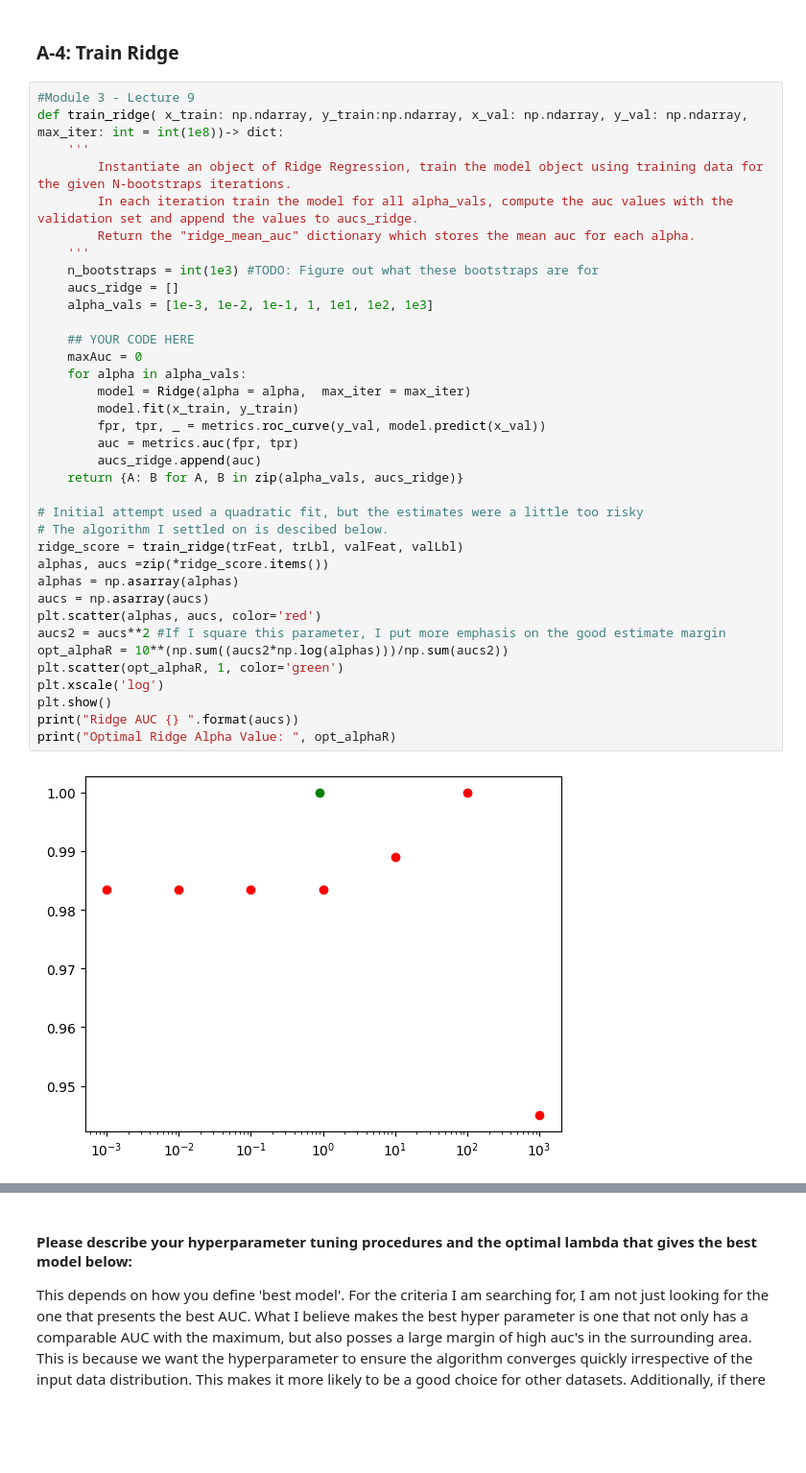
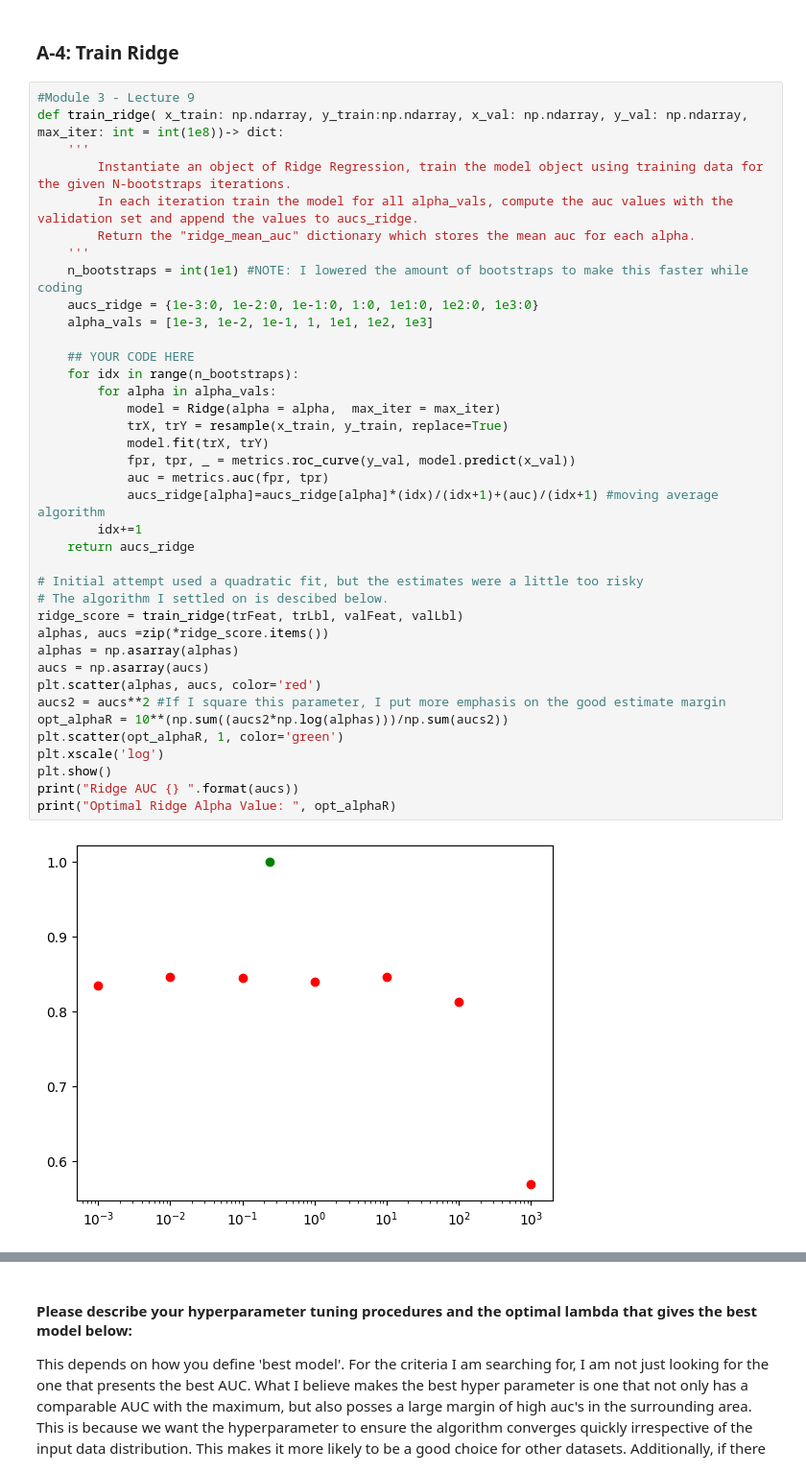
Before and after one commit to Tombo-Combo77/633Hw2, a Jupyter notebook: CSCE633_HW2_Starter_Notebook.ipynb, the cells around one changed output, grey strips where cells are left out. Shown at 96% size. Cells and saved outputs as stored; diff of their text form; blank space fills up the shorter version.

Commit message:
Added Bootstrapping

```diff
--- a/CSCE633_HW2_Starter_Notebook.ipynb
+++ b/CSCE633_HW2_Starter_Notebook.ipynb
@@ -91,38 +92,40 @@ Verifying the length split: 263,21 = normal: 263,21
 # %%
 #Module 3 - Lecture 9
 def train_ridge( x_train: np.ndarray, y_train:np.ndarray, x_val: np.ndarray, y_val: np.ndarray, max_iter: int = int(1e8))-> dict:
     '''
         Instantiate an object of Ridge Regression, train the model object using training data for the given N-bootstraps iterations.
         In each iteration train the model for all alpha_vals, compute the auc values with the validation set and append the values to aucs_ridge.
         Return the "ridge_mean_auc" dictionary which stores the mean auc for each alpha.
     '''
-    n_bootstraps = int(1e3) #TODO: Figure out what these bootstraps are for
-    aucs_ridge = []
+    n_bootstraps = int(1e1) #NOTE: I lowered the amount of bootstraps to make this faster while coding
+    aucs_ridge = {1e-3:0, 1e-2:0, 1e-1:0, 1:0, 1e1:0, 1e2:0, 1e3:0}
     alpha_vals = [1e-3, 1e-2, 1e-1, 1, 1e1, 1e2, 1e3]
 
     ## YOUR CODE HERE
-    maxAuc = 0
-    for alpha in alpha_vals:
-        model = Ridge(alpha = alpha,  max_iter = max_iter)
-        model.fit(x_train, y_train)
-        fpr, tpr, _ = metrics.roc_curve(y_val, model.predict(x_val))
-        auc = metrics.auc(fpr, tpr)
-        aucs_ridge.append(auc)
-    return {A: B for A, B in zip(alpha_vals, aucs_ridge)}
+    for idx in range(n_bootstraps):
+        for alpha in alpha_vals:
+            model = Ridge(alpha = alpha,  max_iter = max_iter)
+            trX, trY = resample(x_train, y_train, replace=True)
+            model.fit(trX, trY)
+            fpr, tpr, _ = metrics.roc_curve(y_val, model.predict(x_val))
+            auc = metrics.auc(fpr, tpr)
+            aucs_ridge[alpha]=aucs_ridge[alpha]*(idx)/(idx+1)+(auc)/(idx+1) #moving average algorithm
+        idx+=1
+    return aucs_ridge
 
 # Initial attempt used a quadratic fit, but the estimates were a little too risky
 # The algorithm I settled on is descibed below.
 ridge_score = train_ridge(trFeat, trLbl, valFeat, valLbl)
 alphas, aucs =zip(*ridge_score.items())
 alphas = np.asarray(alphas)
 aucs = np.asarray(aucs)
 plt.scatter(alphas, aucs, color='red')
 aucs2 = aucs**2 #If I square this parameter, I put more emphasis on the good estimate margin
 opt_alphaR = 10**(np.sum((aucs2*np.log(alphas)))/np.sum(aucs2))
 plt.scatter(opt_alphaR, 1, color='green')
 plt.xscale('log')
 plt.show()
 print("Ridge AUC {} ".format(aucs))
 print("Optimal Ridge Alpha Value: ", opt_alphaR)
 # %% [output]
-[figure, old version]
+[figure, new version]
```
Also changed, not shown: parts of 10 cells of this notebook.
